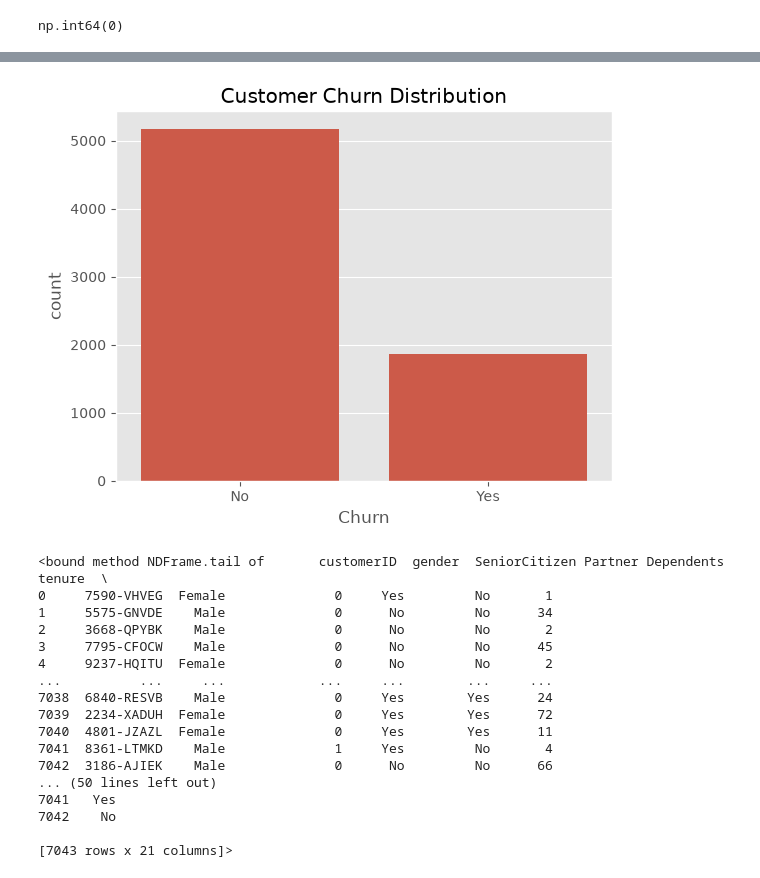
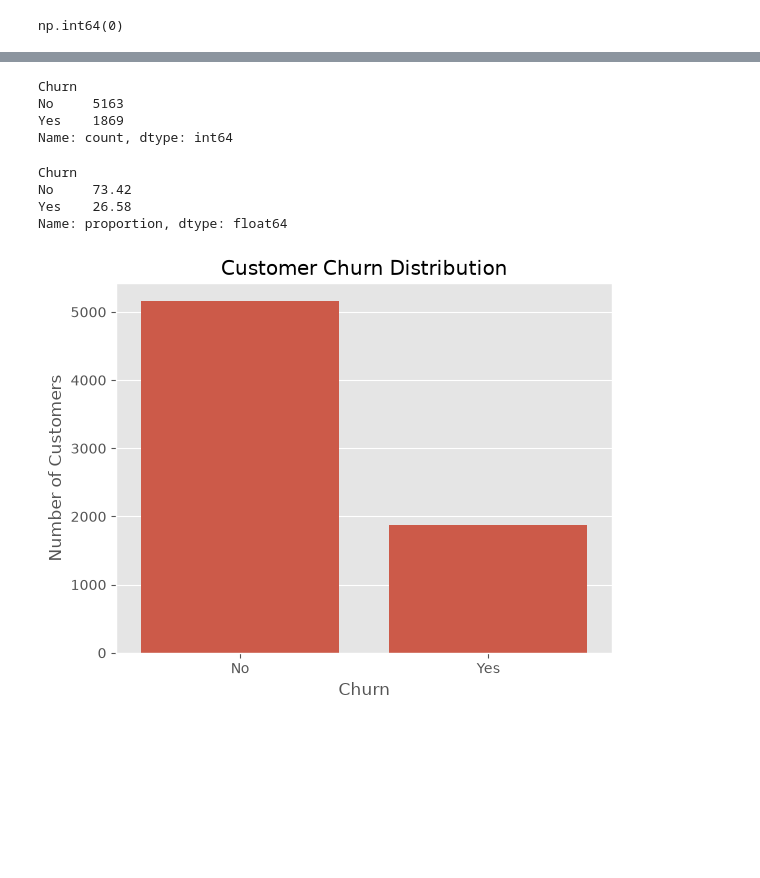
Before and after one commit to NawabZadi/Customer-Churn-Prediction, a Jupyter notebook: notebooks/churn_analysis.ipynb, the cells around one changed output, grey strips where cells are left out. Cells and saved outputs as stored; diff of their text form; code cells hidden in the pictures; blank space fills up the shorter version.

Commit message:
Started performing EDA on Dataset.

```diff
--- a/notebooks/churn_analysis.ipynb
+++ b/notebooks/churn_analysis.ipynb
@@ -117,3 +117,6 @@ MonthlyCharges      0
 TotalCharges        0
 Churn               0
 dtype: int64
+# %%
+#replace the hidden missing spaces with visible missing spaces as nan
+df['TotalCharges'] = df['TotalCharges'].replace(' ', np.nan)
@@ -119,0 +143,3 @@ dtype: int64
+# %%
+#change the data type of TotalCharges column from object to float
+df["TotalCharges"] = df["TotalCharges"].astype(float)
@@ -119,0 +167,4 @@ dtype: int64
+# %%
+#since the number of missing values in the "TotalCharges" column is very small
+# (11 out of 7043), we can drop these rows from the dataset.
+df = df.dropna(subset=["TotalCharges"])
@@ -146,32 +186,29 @@ Name: proportion, dtype: float64
-# %%
-#display the distribution of the target variable "Churn" using a countplot
-#A countplot is a type of bar plot that shows the counts of
-# observations in each categorical bin using bars.
-# It is used to visualize the distribution of a categorical variable.
-# In this case, we are using a countplot to visualize the distribution of the target variable "Churn".
-# The countplot provides a clear visual representation of how many customers have churned (Yes) versus how many have not churned (No).
-sns.countplot(x="Churn", data=df)
-plt.title("Customer Churn Distribution")
-plt.show()
-# %% [output]
-[figure, removed]
-# %%
-df.tail
-# %% [output]
-<bound method NDFrame.tail of       customerID  gender  SeniorCitizen Partner Dependents  tenure  \
-0     7590-VHVEG  Female              0     Yes         No       1
-1     5575-GNVDE    Male              0      No         No      34
-2     3668-QPYBK    Male              0      No         No       2
-3     7795-CFOCW    Male              0      No         No      45
-4     9237-HQITU  Female              0      No         No       2
-...          ...     ...            ...     ...        ...     ...
-7038  6840-RESVB    Male              0     Yes        Yes      24
-7039  2234-XADUH  Female              0     Yes        Yes      72
-7040  4801-JZAZL  Female              0     Yes        Yes      11
-7041  8361-LTMKD    Male              1     Yes         No       4
-7042  3186-AJIEK    Male              0      No         No      66
-... (50 lines left out)
-7041   Yes
-7042    No
-
-[7043 rows x 21 columns]>
+# %%
+#we want to know how many customed have churned and how many have not churned.
+df["Churn"].value_counts()
+# %% [output]
+Churn
+No     5163
+Yes    1869
+Name: count, dtype: int64
+# %%
+#gives the percentage of customers who have churned and those who have not churned.
+(df["Churn"].value_counts(normalize=True) * 100).round(2)
+# %% [output]
+Churn
+No     73.42
+Yes    26.58
+Name: proportion, dtype: float64
+# %%
+#When we want to compare the frequency of categories,
+# the best visualization is a bar chart.
+#countplot means barchart, churn should be plotted alond x-axis
+#data=df means Churn column is in the dataframe df, so we are telling the
+# function where to find the data.
+sns.countplot(x="Churn", data=df)
+plt.title("Customer Churn Distribution")
+plt.xlabel("Churn")
+plt.ylabel("Number of Customers")
+plt.show()
+# %% [output]
+[figure, added]
```
Also changed, not shown: parts of 9 cells of this notebook.
